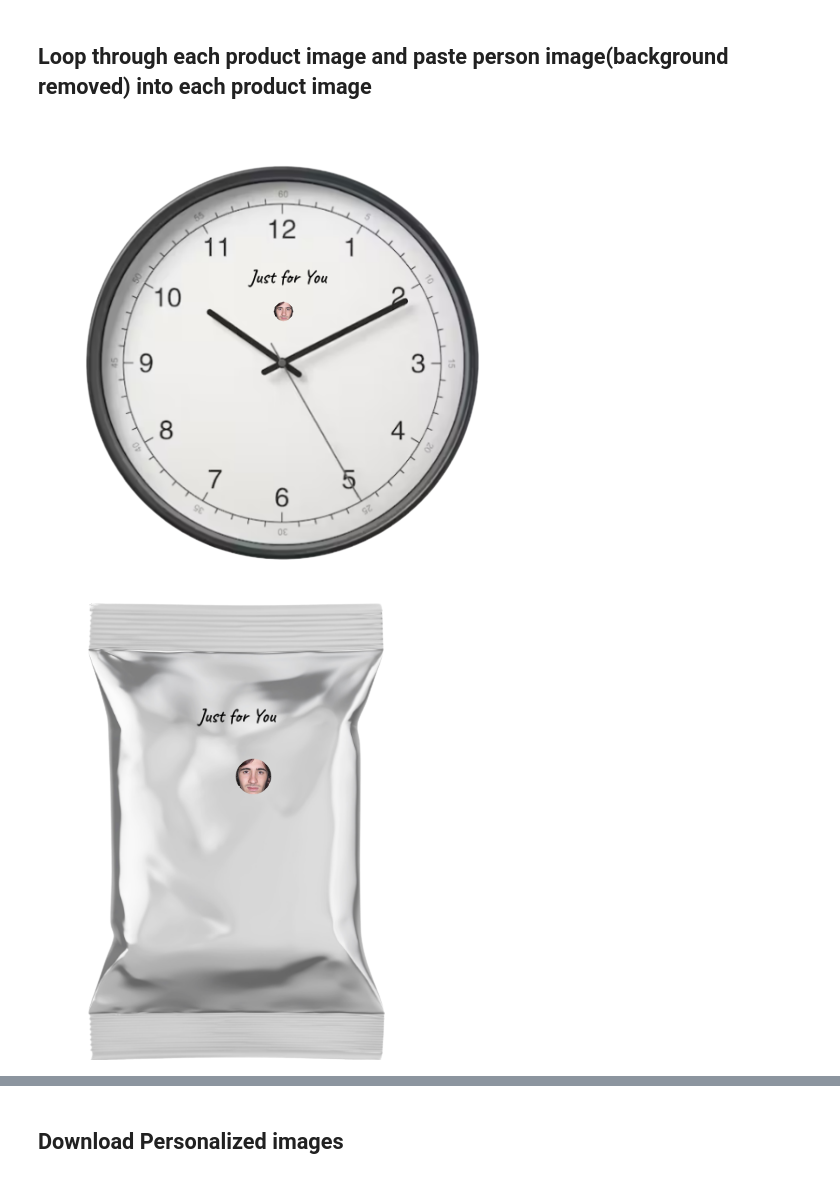
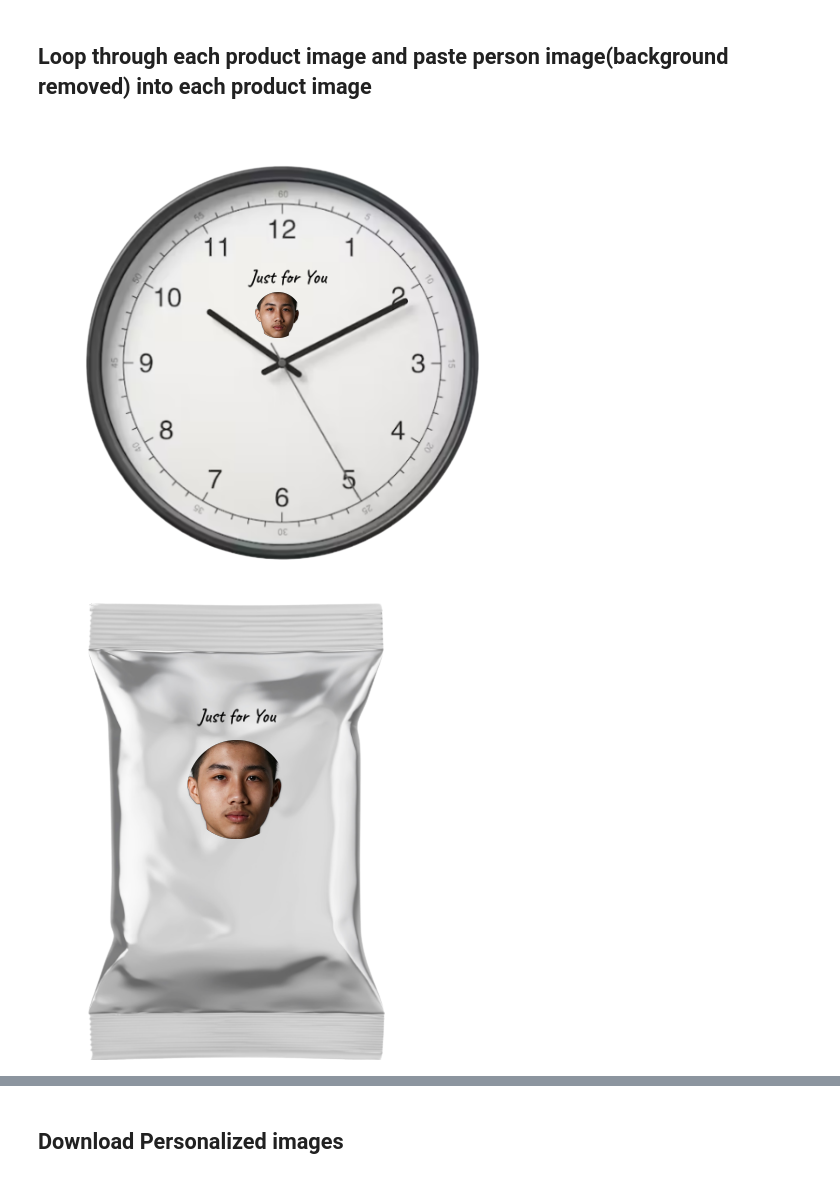
Before and after one commit to MaheeGamage/Product-Personalization-Colab, a Jupyter notebook: Product_personalization.ipynb, the cells around one changed output, grey strips where cells are left out. Drawn from its saved outputs; the diff is of its cells as text; code cells hidden in the pictures.

Commit message:
Face detection based image centering and circular crop implemented

```diff
--- a/Product_personalization.ipynb
+++ b/Product_personalization.ipynb
@@ -14,6 +14,9 @@ Basic config
 capture_image_from_webcam = False
 gdrive_products_path = "/Other/Dula MBA Experiment/Products"
 get_config_from_gdrive_file = True
+# %%
+# Person image variables
+detected_face_radius_multiplier = 2
 # %%
 import json
 
@@ -509,0 +435,16 @@ error: ignored
+# %%
+masked_img = cv2.bitwise_and(img, merged_mask)
+(y1, y2) = (center[1] - radius, center[1] + radius)
+(x1, x2) = (center[0] - radius, center[0] + radius)
+
+# modify values to remove zero if avaliable
+y1 = max(y1, 0)
+y2 = max(y2, 0)
+x1 = max(x1, 0)
+x2 = max(x2, 0)
+
+cropped_face_img = masked_img[y1:y2, x1:x2]
+cropped_merged_mask = merged_mask[y1:y2, x1:x2]
+
+# Display the cropped image
+cv2_imshow(cropped_face_img)
@@ -514,64 +457,43 @@ import copy
 
 for product in productConfig:
 
-  resize_image_with_max_height_and_width
-
-  s_img_org = cv2.imread(person_image_file)
-  # s_img = image_resize(s_img_org, width = product['personImage']['size']['width'])
+  # Person face image & mask
+  s_img_org = copy.copy(cropped_face_img)
   s_img = resize_image_with_max_height_and_width(
       s_img_org,
       max_width=product['personImage']['size']['max_width'],
       max_height=product['personImage']['size']['max_height']
   )
 
-  (x,y,w,h) = relative_face_detection_info
-  height = s_img.shape[0]
-  width = s_img.shape[1]
-
-  detected_face = {
-    'x': int(x*width),
-    'y': int(y*height),
-    'w': int(w*width),
-    'h': int(h*height)
-  }
-
-  center = (detected_face['x'] + detected_face['w']//2, detected_face['y'] + detected_face['h']//2)
-  radius = int(1 * detected_face['w']/2)
-  face_mask = np.zeros_like(s_img)
-  cv2.circle(face_mask, center, radius, (255, 255, 255), -1, cv2.LINE_AA)
-  invered_face_mask = 1.0 - face_mask
-
-  l_img = cv2.imread(products_image_path + "/" + product["imageName"], cv2.IMREAD_UNCHANGED)
-  mask_org = cv2.imread(mask_image_file)
-  # mask = image_resize(mask_org, width = product['personImage']['size']['width'])
+  mask_org = copy.copy(cropped_merged_mask)
   mask = resize_image_with_max_height_and_width(
       mask_org,
       max_width=product['personImage']['size']['max_width'],
       max_height=product['personImage']['size']['max_height']
   )
-  # Make circular face
-  # mask = mask - invered_face_mask
-  mask = cv2.bitwise_and(mask, face_mask)
-  # mask.clip(0)
 
+  # Background Image
+  l_img = cv2.imread(products_image_path + "/" + product["imageName"], cv2.IMREAD_UNCHANGED)
+
+  # New Image creation
   new_img = copy.copy(l_img)
 
   x_offset, y_offset = calculateOffset(product, s_img)
 
   y1, y2 = y_offset, y_offset + s_img.shape[0]
   x1, x2 = x_offset, x_offset + s_img.shape[1]
 
   alpha_s = mask[:,:,0] / 255.0
   alpha_l = 1.0 - alpha_s
   alpha_background_origina = l_img[:,:,3]
 
   for c in range(0, 3):
     new_img[y1:y2, x1:x2, c] = (alpha_s * s_img[:, :, c] + alpha_l * l_img[y1:y2, x1:x2, c])
 
   np.dstack([new_img, alpha_background_origina])
 
   cv2_imshow(new_img)
   cv2.imwrite(os.path.join(personalized_image_output_path, product['imageName']), new_img)
 # %% [output]
-[figure, old version]
+[figure, new version]
-[figure, old version]
+[figure, new version]
```
Also changed, not shown: parts of 30 cells of this notebook.
